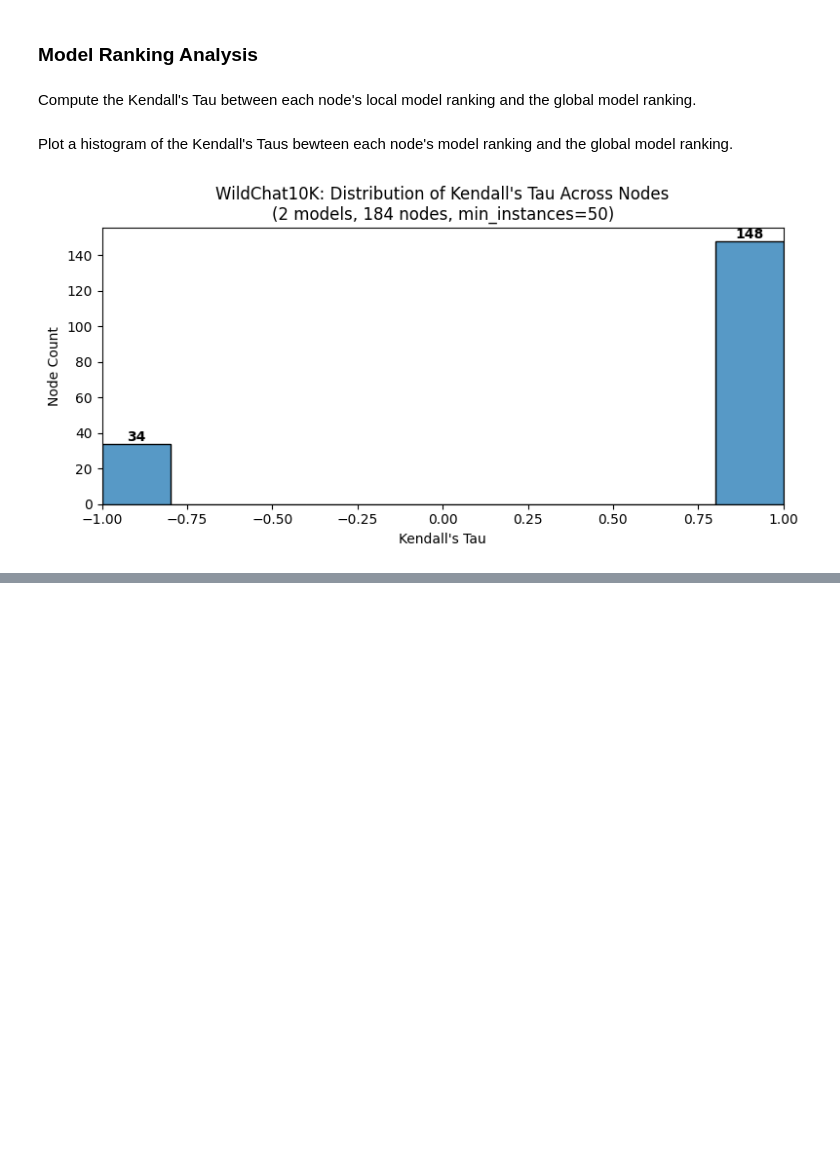
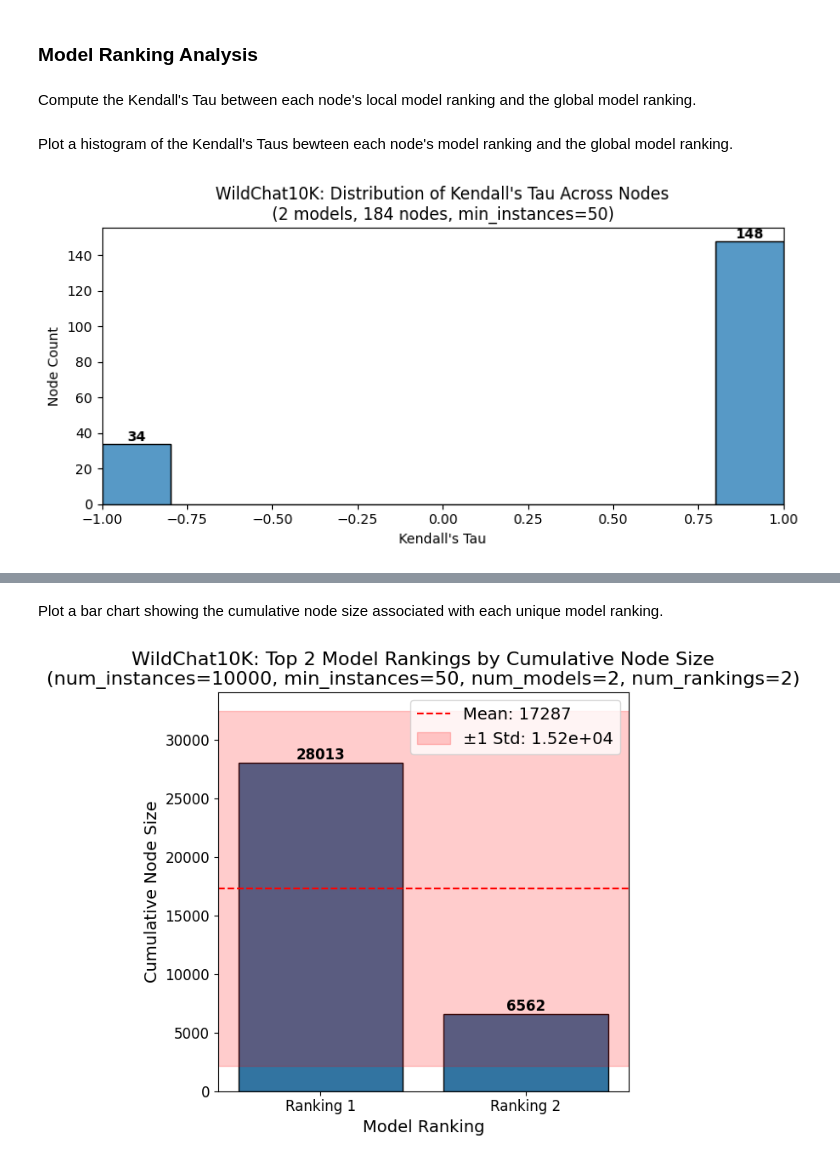
Before and after one commit to mpg05883/EvalTree, a Jupyter notebook: notebooks/inter_node_analysis.ipynb, the cells around one changed output, grey strips where cells are left out. Drawn from its saved outputs; the diff is of its cells as text; code cells hidden in the pictures; blank space fills up the shorter version.

Commit message:
Added cumulative node size plots

```diff
--- a/notebooks/inter_node_analysis.ipynb
+++ b/notebooks/inter_node_analysis.ipynb
@@ -95,0 +100,16 @@ plt.show()
+# %%
+instance_counter = Counter()
+for node in nodes:
+    if node["ranking"] is None:
+        continue
+    ranking = " > ".join(name for name, _ in node["ranking"])
+    instance_counter[ranking] += node["size"]
+
+
+ranking_counts_df = pd.DataFrame(
+    instance_counter.most_common(),
+    columns=["ranking", "instance_count"],
+)
+
+print(f"Number of unique rankings: {(num_rankings:=len(ranking_counts_df))}")
+ranking_counts_df.head()
@@ -95,0 +121,43 @@ plt.show()
+# %% [markdown]
+Plot a bar chart showing the cumulative node size associated with each unique model ranking.
+# %%
+# TODO: Explain why there are repeat instances in the cumulative node sizes
+topk = min(10, len(instance_counter))
+num_instances = root["size"]
+
+# Rename rankings to prevent text from overflowing
+plot_df = ranking_counts_df.head(topk).copy()
+plot_df["ranking"] = [f"Ranking {i + 1}" for i in range(topk)]
+
+x = "ranking"
+y = "instance_count"
+xlabel = "Model Ranking"
+ylabel = "Cumulative Node Size"
+title = (
+    f"{dataset}: Top {topk} Model Rankings by Cumulative Node Size"
+    f"\n({num_instances=}, {min_instances=}, {num_models=}, {num_rankings=})"
+)
+annotate = True
+
+plot_barplot(
+    plot_df,
+    x=x,
+    y=y,
+    xlabel=xlabel,
+    ylabel=ylabel,
+    title=title,
+    annotate=annotate,
+    mean=plot_df["instance_count"].mean(),
+    std=plot_df["instance_count"].std(),
+)
+
+plot_name = f"top_{topk}-rankings-min_instances={min_instances}"
+plot_path = build_plot_path(
+    dataset,
+    analysis=analysis,
+    plot_name=plot_name,
+)
+plt.savefig(plot_path)
+plt.show()
+# %% [output]
+[figure, added]
```
Also changed, not shown: parts of 4 cells of this notebook, 7 other files.
